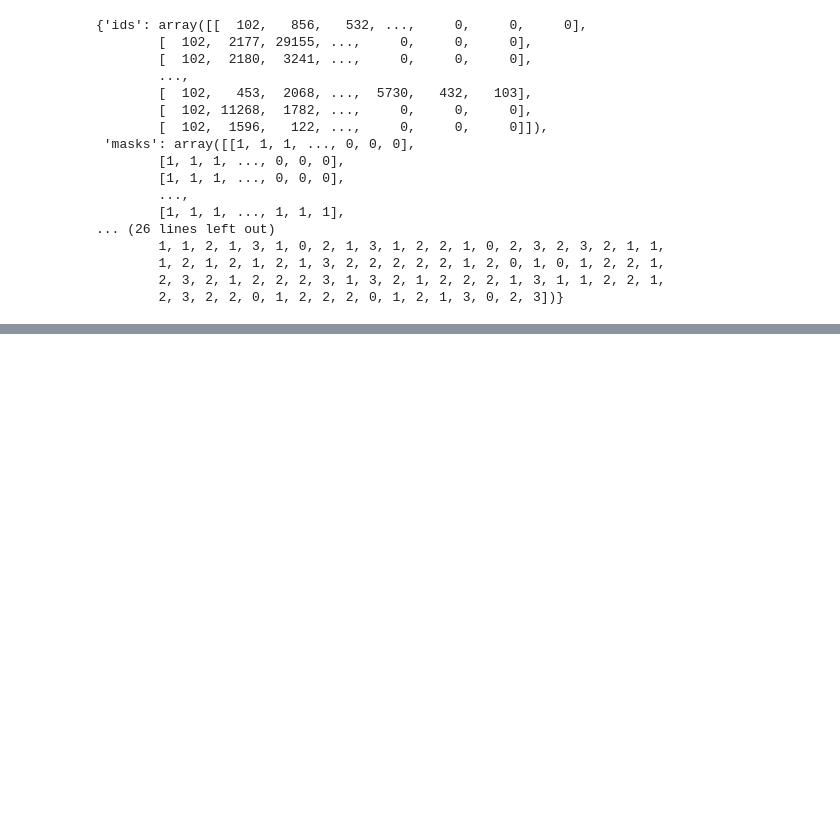
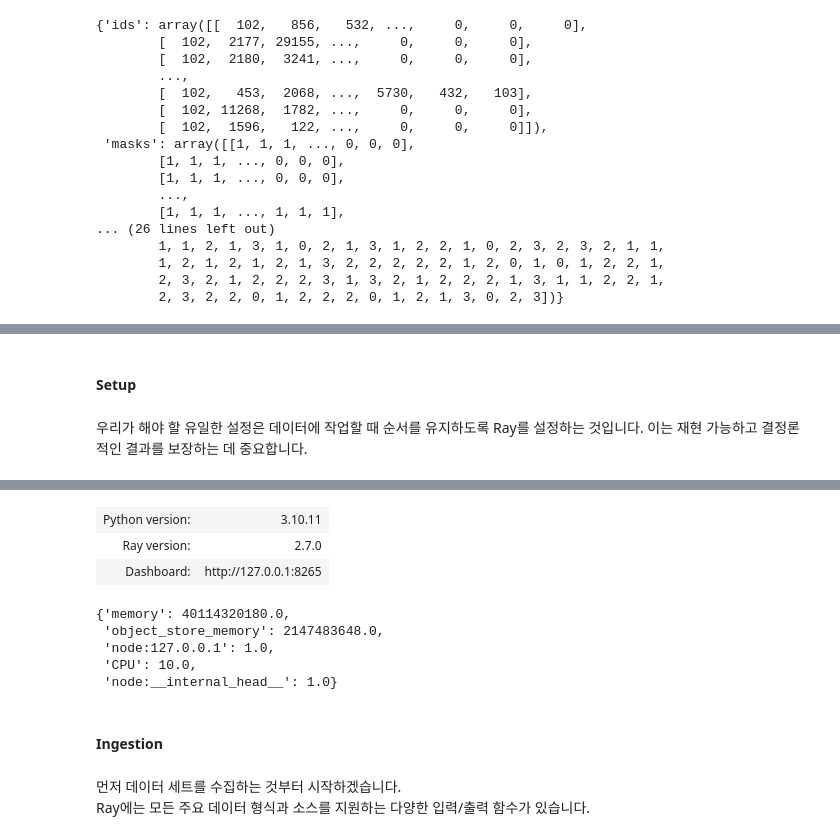
Before and after one commit to sguys99/self-study, a Jupyter notebook: made_with_ml/notebooks/made_with_ml ch2.ipynb, the cells around one changed output, grey strips where cells are left out. Saved outputs shown, nothing was run; the diff lists cells and outputs as text; code cells hidden in the pictures; blank space fills up the shorter version.

```diff
--- a/made_with_ml/notebooks/made_with_ml ch2.ipynb
+++ b/made_with_ml/notebooks/made_with_ml ch2.ipynb
@@ -678,0 +701,4 @@ preprocess(df = train_df, class_to_index=class_to_index)
+# %% [markdown]
+#### Setup
+# %% [markdown]
+우리가 해야 할 유일한 설정은 데이터에 작업할 때 순서를 유지하도록 Ray를 설정하는 것입니다. 이는 재현 가능하고 결정론적인 결과를 보장하는 데 중요합니다.
@@ -678,0 +714,6 @@ preprocess(df = train_df, class_to_index=class_to_index)
+# %%
+# Initialize Ray
+if ray.is_initialized():
+    ray.shutdown()
+ray.init()
+# %% [output]
@@ -678,0 +721,11 @@ preprocess(df = train_df, class_to_index=class_to_index)
+| Python version: | 3.10.11 |
+| Ray version: | 2.7.0 |
+| Dashboard: | http://127.0.0.1:8265 |
+# %%
+ray.cluster_resources()
+# %% [output]
+{'memory': 40114320180.0,
+ 'object_store_memory': 2147483648.0,
+ 'node:127.0.0.1': 1.0,
+ 'CPU': 10.0,
+ 'node:__internal_head__': 1.0}
@@ -678,0 +736,5 @@ preprocess(df = train_df, class_to_index=class_to_index)
+# %% [markdown]
+#### Ingestion
+# %% [markdown]
+먼저 데이터 세트를 수집하는 것부터 시작하겠습니다.
+Ray에는 모든 주요 데이터 형식과 소스를 지원하는 다양한 입력/출력 함수가 있습니다.
```
Also changed, not shown: parts of 34 cells of this notebook, 10 other files.
